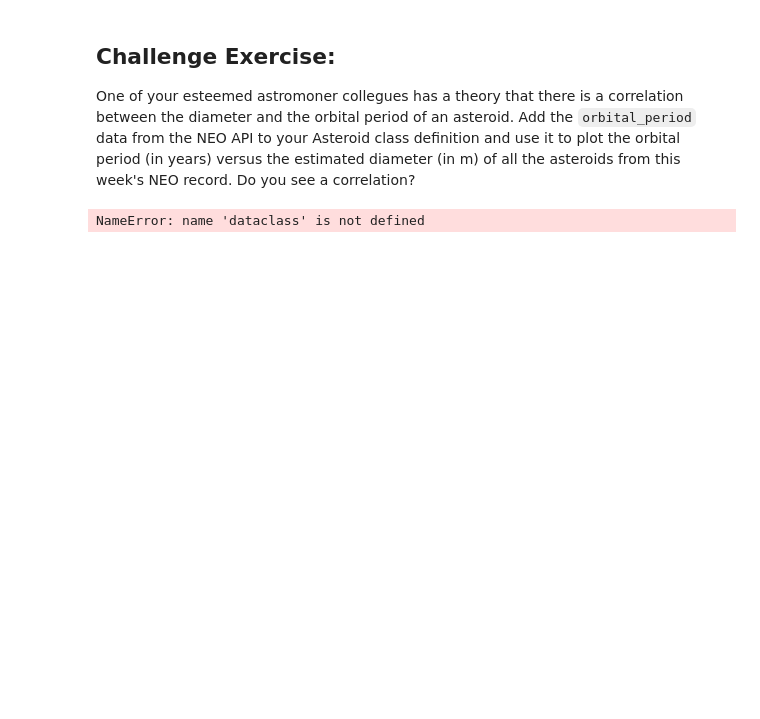
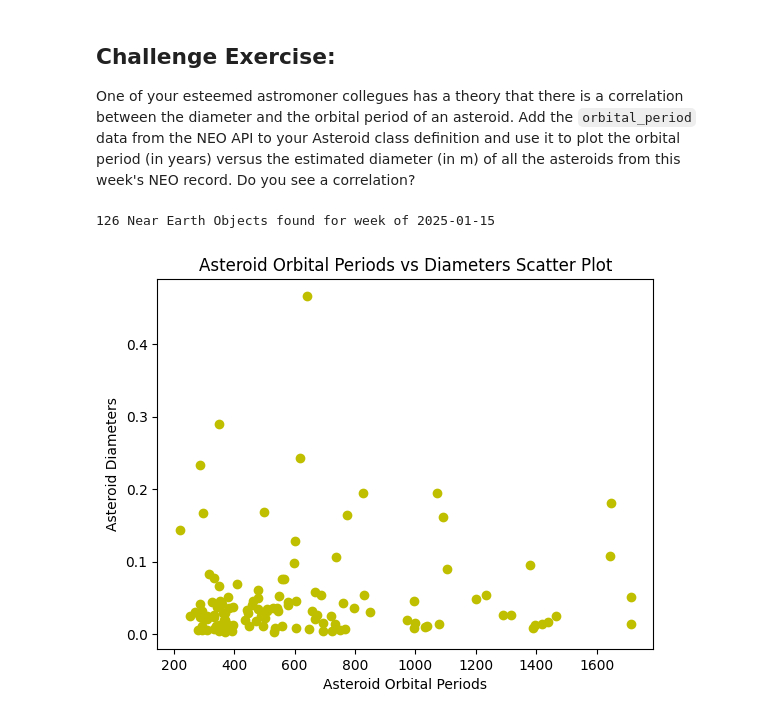
Before and after one commit to JordanDCunha/comp215, a Jupyter notebook: labs/lab03-classes.ipynb, the cells around one changed output. Drawn from its saved outputs; the diff is of its cells as text; code cells hidden in the pictures; blank space fills up the shorter version.

```diff
--- a/labs/lab03-classes.ipynb
+++ b/labs/lab03-classes.ipynb
@@ -208,35 +240,65 @@ One of your esteemed astromoner collegues has a theory that there is a correlati
 # Ex. Challenge your code here
 from dataclasses import dataclass
 
 @dataclass
 class Asteroid:
+  '''
+  Creates Asteroid class for specific NEO
+
+  This class provides the str and repr representations for a specific NEO asteroid
+  with information to the id, name, estimated diameter and whether the NEO is
+  potentially hazardous
+
+  Attributes:
+
+    id (str): ID of asteroid object
+
+    name (str): Name of asteroid object
+
+    estimated_diameter (float): Estimated diameter of the Asteroid
+
+    is_potentially_hazardous (bool): Whether or not the NEO is hazardous to the orbiting body
+
+    orbital_peroid (int): Orbital period for asteroid
+  '''
   id: str
   name: str
   estimated_diameter: int
   is_potentially_hazardous: bool
   orbital_period: int
 
   @classmethod
   def from_NEO(clss, neo_id: str):
+    '''
+    Creates Asteroid instance from an NEO id
+
+    The class method includes the id, name, estimated diametr, and whether the
+    asteroid is potentially hazardous into the class initalization itself.
+
+    Arguments:
+      cls: The Asteroid class itself
+
+      neo_id (str): ID of NEO for asteroid
+    '''
     url = f'https://api.nasa.gov/neo/rest/v1/neo/{neo_id}?api_key={API_KEY}'
     response = requests.request("GET", url, headers={}, data={})
     data = json.loads(response.text)
     return clss(data['id'],data['name'],
                 data['estimated_diameter']['kilometers']['estimated_diameter_min'],
                 data['is_potentially_hazardous_asteroid'], data['orbital_data']['orbital_period'])
 
 neos = get_neos(weekago)
-neo_id_list = [neos[i]['id'] for i in range(5)]
+neo_id_list = [neos[i]['id'] for i in range(len(neos))]
 asteroid_list = [Asteroid.from_NEO(id) for id in neo_id_list]
-asteroid_diameters = [asteroid.estimated_diameter for asteroid in asteroid_list]
-asteroid_orbital_periods = [asteroid.orbital_period for asteroid in asteroid_list]
-print(asteroid_orbital_periods)
+asteroid_diameters = [float(asteroid.estimated_diameter) for asteroid in asteroid_list]
+asteroid_orbital_periods = [float(asteroid.orbital_period) for asteroid in asteroid_list]
 
 fig, ax = plt.subplots()
 ax.scatter(asteroid_orbital_periods, asteroid_diameters, color='y', label='Events')
 ax.set_xlabel(r'Asteroid Orbital Periods')
 ax.set_ylabel(r'Asteroid Diameters')
 ax.set_title(f'Asteroid Orbital Periods vs Diameters Scatter Plot')
 plt.show()
 # %% [output]
-NameError: name 'dataclass' is not defined
+126 Near Earth Objects found for week of 2025-01-15
+[figure, added]
```
Also changed, not shown: parts of 4 cells of this notebook.
